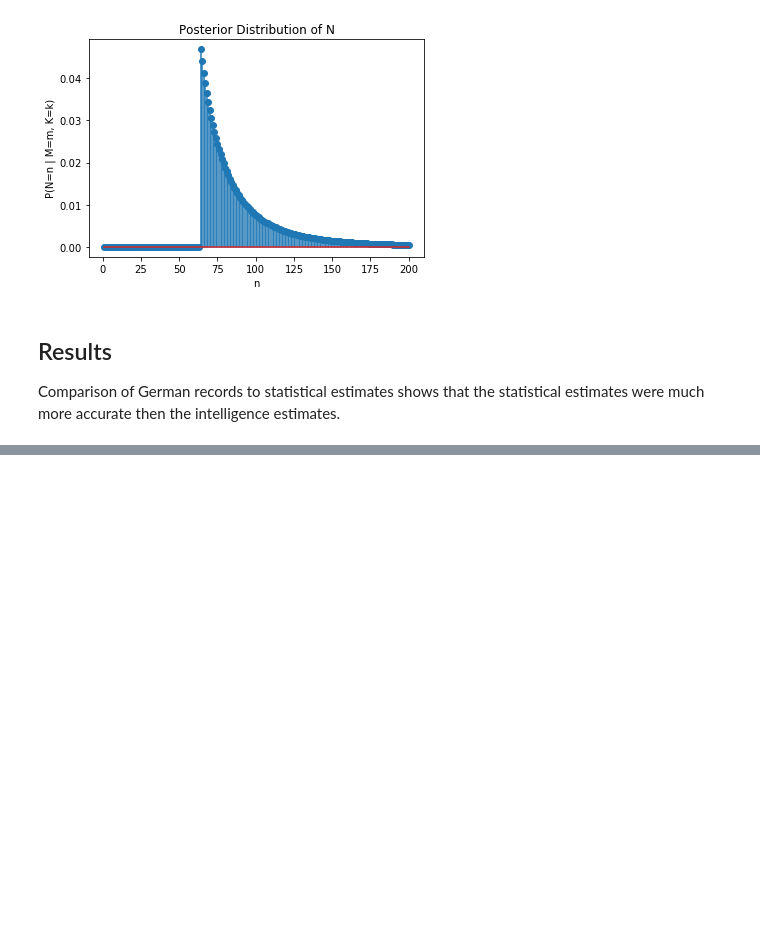
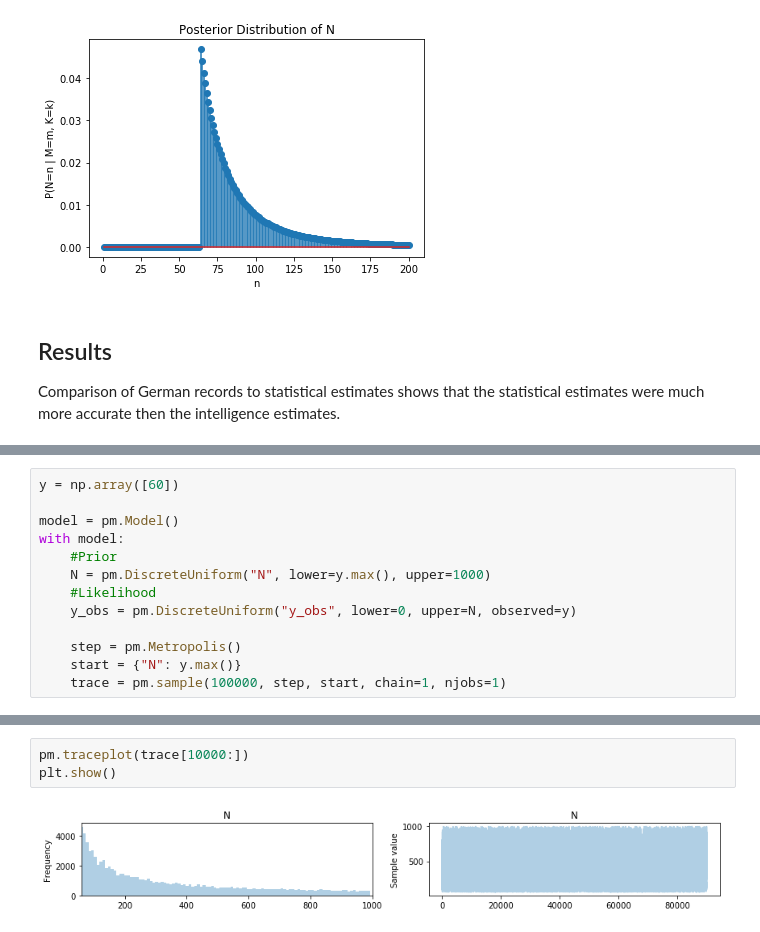
Before and after one commit to jstrat1618/Intro2BayesianEstimation, a Jupyter notebook: Presentation.ipynb, the cells around one changed output, grey strips where cells are left out. Saved outputs shown, nothing was run; the diff lists cells and outputs as text; blank space fills up the shorter version.

```diff
--- a/Presentation.ipynb
+++ b/Presentation.ipynb
@@ -259,0 +262,13 @@ Comparison of German records to statistical estimates shows that the statistical
+# %%
+y = np.array([60])
+
+model = pm.Model()
+with model:
+    #Prior
+    N = pm.DiscreteUniform("N", lower=y.max(), upper=1000)
+    #Likelihood
+    y_obs = pm.DiscreteUniform("y_obs", lower=0, upper=N, observed=y)
+
+    step = pm.Metropolis()
+    start = {"N": y.max()}
+    trace = pm.sample(100000, step, start, chain=1, njobs=1)
@@ -259,0 +290,5 @@ Comparison of German records to statistical estimates shows that the statistical
+# %%
+pm.traceplot(trace[10000:])
+plt.show()
+# %% [output]
+[figure, added]
```
Also changed, not shown: parts of 4 cells of this notebook.
